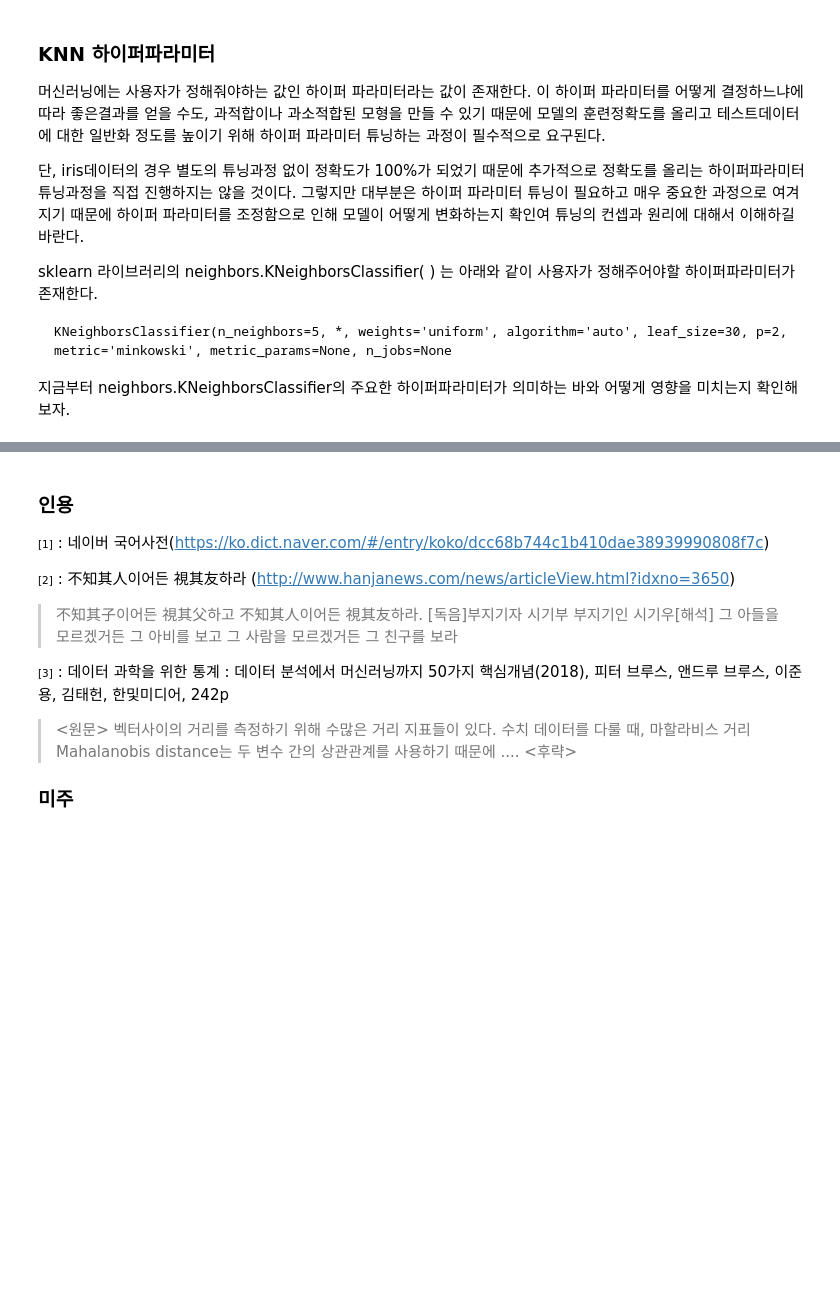
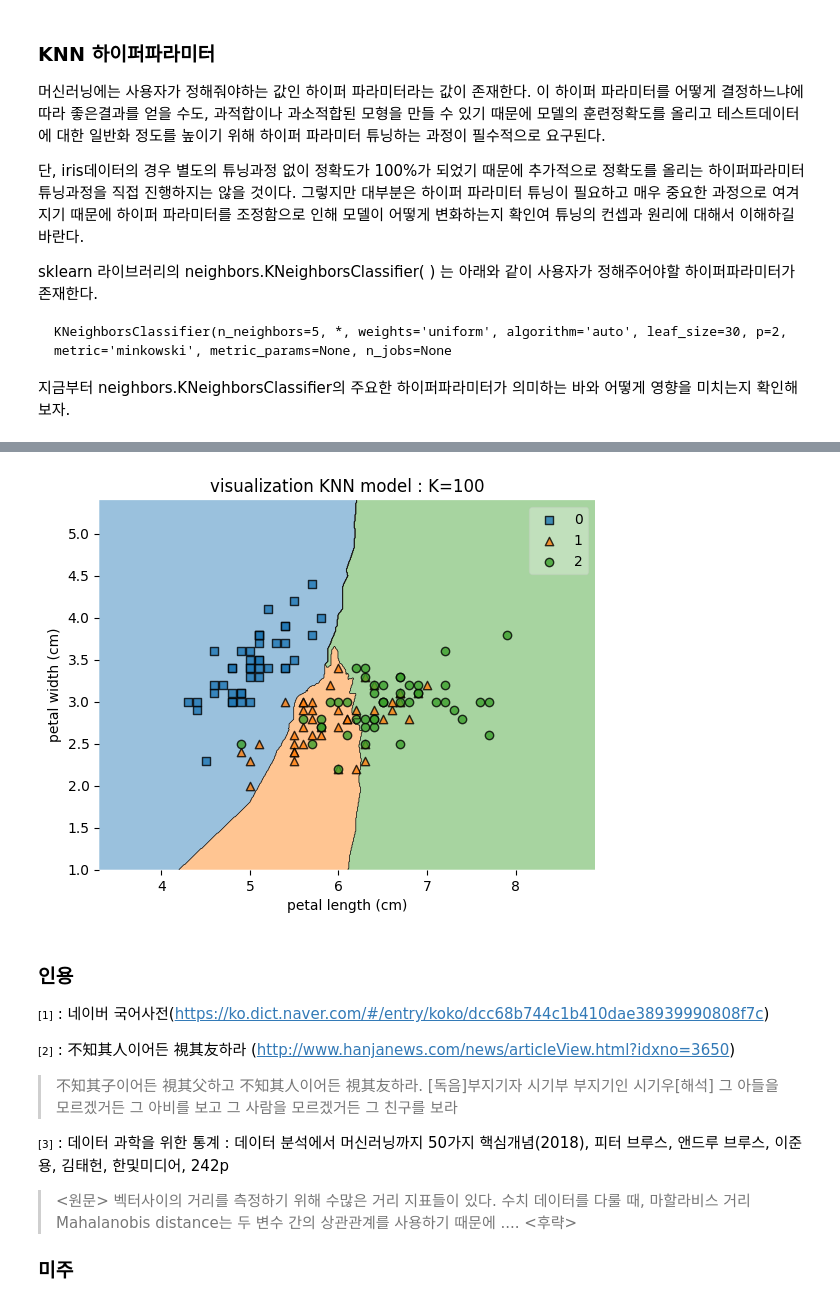
Before and after one commit to int29/PMLP-101, a Jupyter notebook: chapter_02_Algorithm_Classification_01_KNN/Untitled.ipynb, the cells around one changed output, grey strips where cells are left out. Saved outputs shown, nothing was run; the diff lists cells and outputs as text; code cells hidden in the pictures; blank space fills up the shorter version.

```diff
--- a/chapter_02_Algorithm_Classification_01_KNN/Untitled.ipynb
+++ b/chapter_02_Algorithm_Classification_01_KNN/Untitled.ipynb
@@ -368,3 +372,22 @@ plt.show()
+# %%
+n_neighbors = 100 # K=21일경우 시각화
+clf = neighbors.KNeighborsClassifier(n_neighbors=n_neighbors)
+
+# 모델 훈련(train data)
+clf.fit(X_train, y_train)
+
+# 테스트데이터 시각화
+# X_test데이터와 모델이 예측한 값인 pred를 사용한다.
+plot_decision_regions(X_train.values, y_train.values, clf=clf)
+
+# matplotlib 에서 x축이름(xlabel), y축이름(ylabel), 차트제목(title)을 지정해주는 옵션으로
+# matplotlib사용법이기 때문에 참고만 진행해도 좋다.
+plt.xlabel('petal length (cm)')
+plt.ylabel('petal width (cm)')
+plt.title(f'visualization KNN model : K={n_neighbors}')
+plt.show()
+# %% [output]
+[figure, added]
 # %% [markdown]
 
 ### 인용
```
Also changed, not shown: parts of 12 cells of this notebook.
